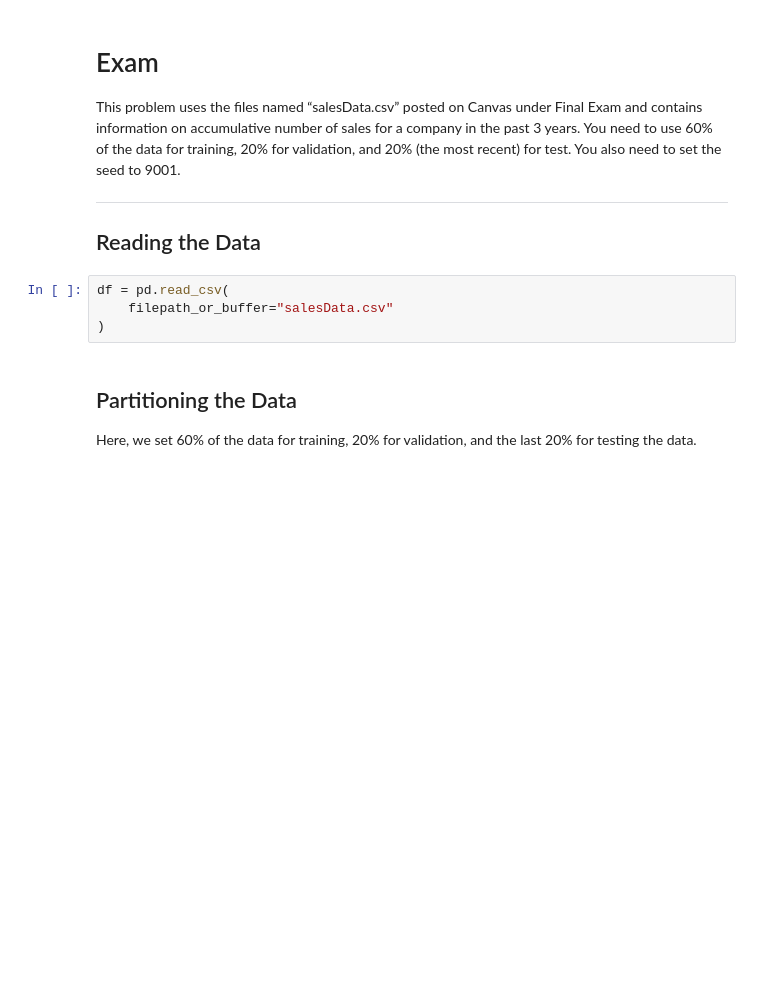
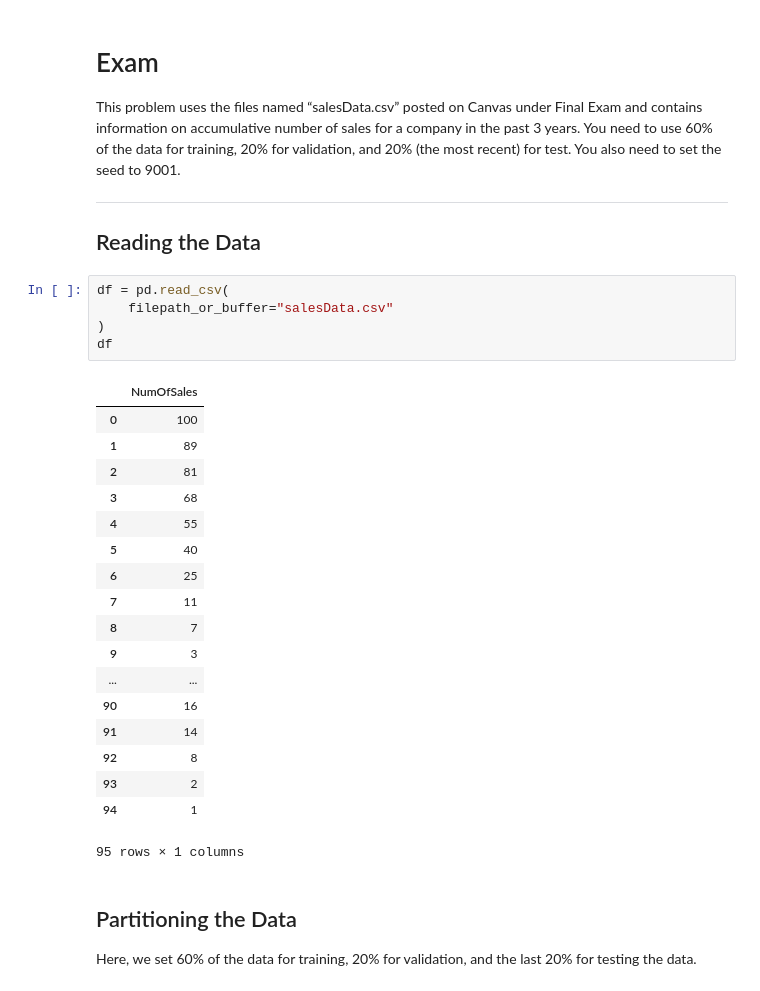
Before and after one commit to tnorlund/AdvMachineLearningHW2, a Jupyter notebook: Exam.ipynb, the cells around one changed output. Saved outputs shown, nothing was run; the diff lists cells and outputs as text; blank space fills up the shorter version.

```diff
--- a/Exam.ipynb
+++ b/Exam.ipynb
@@ -21,7 +23,27 @@ You need to use 60% of the data for training, 20% for validation, and 20% (the m
 # %%
 df = pd.read_csv(
     filepath_or_buffer="salesData.csv"
 )
+df
+# %% [output]
+|  | NumOfSales |
+| 0 | 100 |
+| 1 | 89 |
+| 2 | 81 |
+| 3 | 68 |
+| 4 | 55 |
+| 5 | 40 |
+| 6 | 25 |
+| 7 | 11 |
+| 8 | 7 |
+| 9 | 3 |
+| ... | ... |
+| 90 | 16 |
+| 91 | 14 |
+| 92 | 8 |
+| 93 | 2 |
+| 94 | 1 |
+95 rows × 1 columns
 # %% [markdown]
 ## Partitioning the Data
 
```
Also changed, not shown: parts of 3 cells of this notebook, 9 other files.
